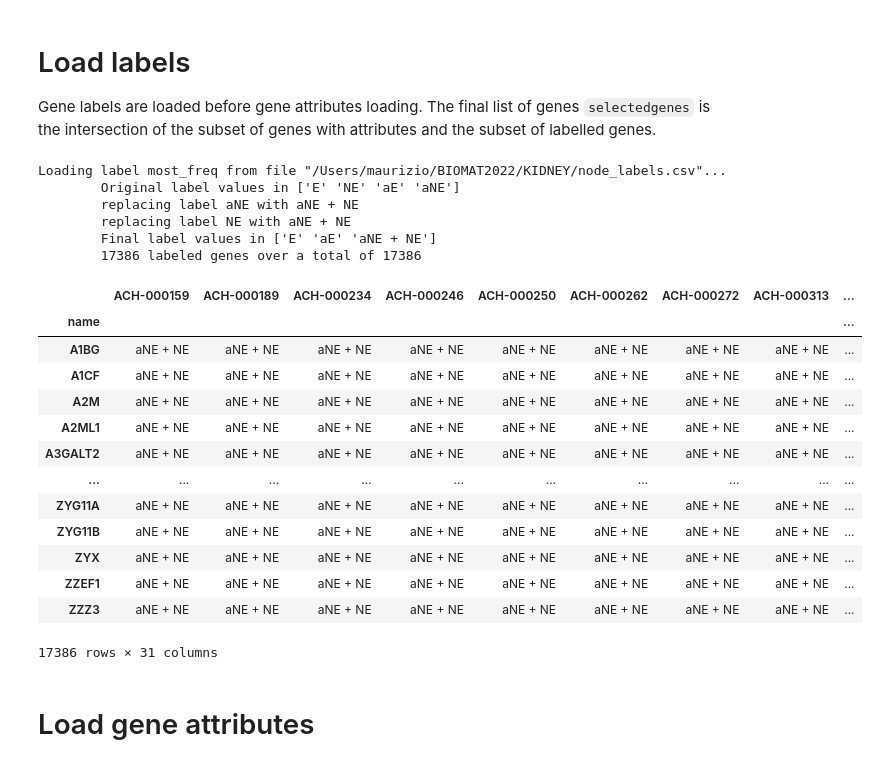
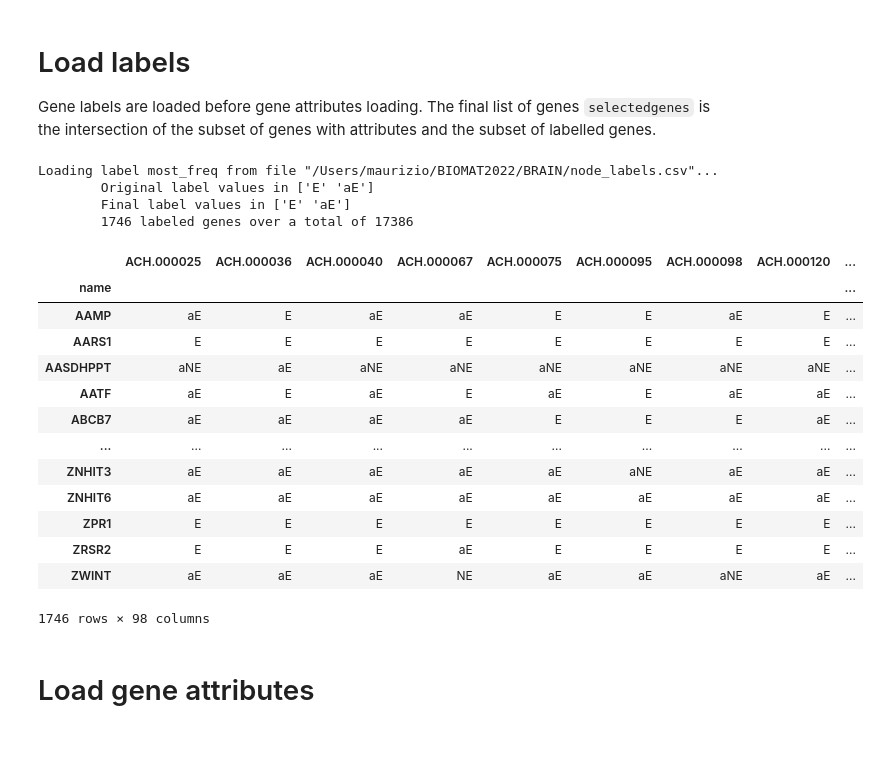
Before and after one commit to giordamaug/BIOMAT2022, a Jupyter notebook: notebooks/BIOMAT2022_workbench_allproblems.ipynb, the cells around one changed output. Saved outputs shown, nothing was run; the diff lists cells and outputs as text; code cells hidden in the pictures.

```diff
--- a/notebooks/BIOMAT2022_workbench_allproblems.ipynb
+++ b/notebooks/BIOMAT2022_workbench_allproblems.ipynb
@@ -65,71 +65,75 @@ classifiers_args = {
 Gene labels are loaded before gene attributes loading.
 The final list of genes `selectedgenes` is the intersection of the subset of genes with attributes and the subset of labelled genes.
 # %%
-data_dir = "/Users/maurizio/BIOMAT2022/KIDNEY" #@param {type:"string"}
+data_dir = "/Users/maurizio/BIOMAT2022/BRAIN" #@param {type:"string"}
 label_filename = "node_labels.csv" #@param {type:"string"}
 labelname = "most_freq" #@param {type:"string"}
-problem = "E vs aE vs (aNE + NE)" #@param ["E vs NE", "E vs aE vs (aNE + NE)", "E  vs Ea vs aNE vs NE", "(E + aE) vs (aNE + NE)", "(E) vs (aNE + NE)"]
+problem = "E vs NE" #@param ["E vs NE", "E vs Ea vs aNE vs NE", "E vs aE", "E vs aNE vs NE", "(E + aE) vs (aNE + NE)", "E vs (aNE + NE)", "E vs aE vs (aNE + NE)"]
 if problem == "E vs NE":
   label_aliases = {}
   exclude_labels = ['aE', 'aNE']
 elif problem == "E vs Ea vs aNE vs NE":
   label_aliases = {}
   exclude_labels = []
+elif problem == "E vs aE":
+  label_aliases = {}
+  exclude_labels = ['aNE', 'NE']
+elif problem == "E vs aNE vs NE":
+  label_aliases = {}
+  exclude_labels = ['aE']
 elif problem == "(E + aE) vs (aNE + NE)":
   label_aliases = {'aE' : 'E + aE', 'E' : 'E + aE', 'aNE' : 'aNE + NE', 'NE' : 'aNE + NE'}
   exclude_labels = []
-elif problem == "(E) vs (aNE + NE)":
+elif problem == "E vs (aNE + NE)":
   label_aliases = {'aNE' : 'aNE + NE', 'NE' : 'aNE + NE'}
   exclude_labels = ['aE']
 elif problem == "E vs aE vs (aNE + NE)":
   label_aliases = {'aNE' : 'aNE + NE', 'NE' : 'aNE + NE'}
   exclude_labels = []
 else:
   print(bcolors.FAIL + f'\tWrong problem {problem}!' + bcolors.ENDC)
 label_file = os.path.join(data_dir, "node_labels.csv")
 df_label = pd.read_csv(label_file, sep=',', index_col=0)
 if labelname in df_label.columns:
     print(bcolors.HEADER + f'Loading label {labelname} from file "{label_file}"...' + bcolors.ENDC)
 else:
     print(bcolors.FAIL + f'FAIL: Label name {labelname} is not in the label file {label_filename}!' + bcolors.ENDC)
 dup = df_label.index.duplicated().sum()
 if dup > 0:
     print(bcolors.OKGREEN + f'\tRemoving {dup} duplicated genes...' + bcolors.ENDC)
     df_label = df_label[~df_label.index.duplicated(keep='first')]
 genes = df_label.index.values                                            # get genes with defined labels
 df_label = df_label[df_label[labelname].isin([np.nan] + exclude_labels) == False]                      # drop any row contaning NaN or SC1-SC5 as value
 labels = np.unique(df_label[labelname].values)
 print(bcolors.OKGREEN + f'\tOriginal label values in {labels}' + bcolors.ENDC)
 for key,newkey in label_aliases.items():
     if key in labels:
         print(bcolors.OKGREEN + f'\treplacing label {key} with {newkey}' + bcolors.ENDC)
         df_label = df_label.replace(key, newkey)
 labels = np.unique(df_label[labelname].values)
 print(bcolors.OKGREEN + f'\tFinal label values in {labels}' + bcolors.ENDC)
 selectedgenes = df_label.index.values
 print(bcolors.OKGREEN + f'\t{len(selectedgenes)} labeled genes over a total of {len(genes)}' + bcolors.ENDC)
 df_label
 # %% [output]
-Loading label most_freq from file "/Users/maurizio/BIOMAT2022/KIDNEY/node_labels.csv"...
-        Original label values in ['E' 'NE' 'aE' 'aNE']
-        replacing label aNE with aNE + NE
-        replacing label NE with aNE + NE
-        Final label values in ['E' 'aE' 'aNE + NE']
-        17386 labeled genes over a total of 17386
+Loading label most_freq from file "/Users/maurizio/BIOMAT2022/BRAIN/node_labels.csv"...
+        Original label values in ['E' 'aE']
+        Final label values in ['E' 'aE']
+        1746 labeled genes over a total of 17386
-|  | ACH-000159 | ACH-000189 | ACH-000234 | ACH-000246 | ACH-000250 | ACH-000262 | ACH-000272 | ACH-000313 | ... |
+|  | ACH.000025 | ACH.000036 | ACH.000040 | ACH.000067 | ACH.000075 | ACH.000095 | ACH.000098 | ACH.000120 | ... |
 | name |  |  |  |  |  |  |  |  | ... |
-| A1BG | aNE + NE | aNE + NE | aNE + NE | aNE + NE | aNE + NE | aNE + NE | aNE + NE | aNE + NE | ... |
-| A1CF | aNE + NE | aNE + NE | aNE + NE | aNE + NE | aNE + NE | aNE + NE | aNE + NE | aNE + NE | ... |
-| A2M | aNE + NE | aNE + NE | aNE + NE | aNE + NE | aNE + NE | aNE + NE | aNE + NE | aNE + NE | ... |
-| A2ML1 | aNE + NE | aNE + NE | aNE + NE | aNE + NE | aNE + NE | aNE + NE | aNE + NE | aNE + NE | ... |
-| A3GALT2 | aNE + NE | aNE + NE | aNE + NE | aNE + NE | aNE + NE | aNE + NE | aNE + NE | aNE + NE | ... |
+| AAMP | aE | E | aE | aE | E | E | aE | E | ... |
+| AARS1 | E | E | E | E | E | E | E | E | ... |
+| AASDHPPT | aNE | aE | aNE | aNE | aNE | aNE | aNE | aNE | ... |
+| AATF | aE | E | aE | E | aE | E | aE | aE | ... |
+| ABCB7 | aE | aE | aE | aE | E | E | E | aE | ... |
 | ... | ... | ... | ... | ... | ... | ... | ... | ... | ... |
-| ZYG11A | aNE + NE | aNE + NE | aNE + NE | aNE + NE | aNE + NE | aNE + NE | aNE + NE | aNE + NE | ... |
-| ZYG11B | aNE + NE | aNE + NE | aNE + NE | aNE + NE | aNE + NE | aNE + NE | aNE + NE | aNE + NE | ... |
-| ZYX | aNE + NE | aNE + NE | aNE + NE | aNE + NE | aNE + NE | aNE + NE | aNE + NE | aNE + NE | ... |
-| ZZEF1 | aNE + NE | aNE + NE | aNE + NE | aNE + NE | aNE + NE | aNE + NE | aNE + NE | aNE + NE | ... |
-| ZZZ3 | aNE + NE | aNE + NE | aNE + NE | aNE + NE | aNE + NE | aNE + NE | aNE + NE | aNE + NE | ... |
+| ZNHIT3 | aE | aE | aE | aE | aE | aNE | aE | aE | ... |
+| ZNHIT6 | aE | aE | aE | aE | aE | aE | aE | aE | ... |
+| ZPR1 | E | E | E | E | E | E | E | E | ... |
+| ZRSR2 | E | E | E | aE | E | E | E | E | ... |
+| ZWINT | aE | aE | aE | NE | aE | aE | aNE | aE | ... |
-17386 rows × 31 columns
+1746 rows × 98 columns
 # %% [markdown]
  # Load gene attributes
 # %% [markdown]
```
Also changed, not shown: parts of 7 cells of this notebook.
